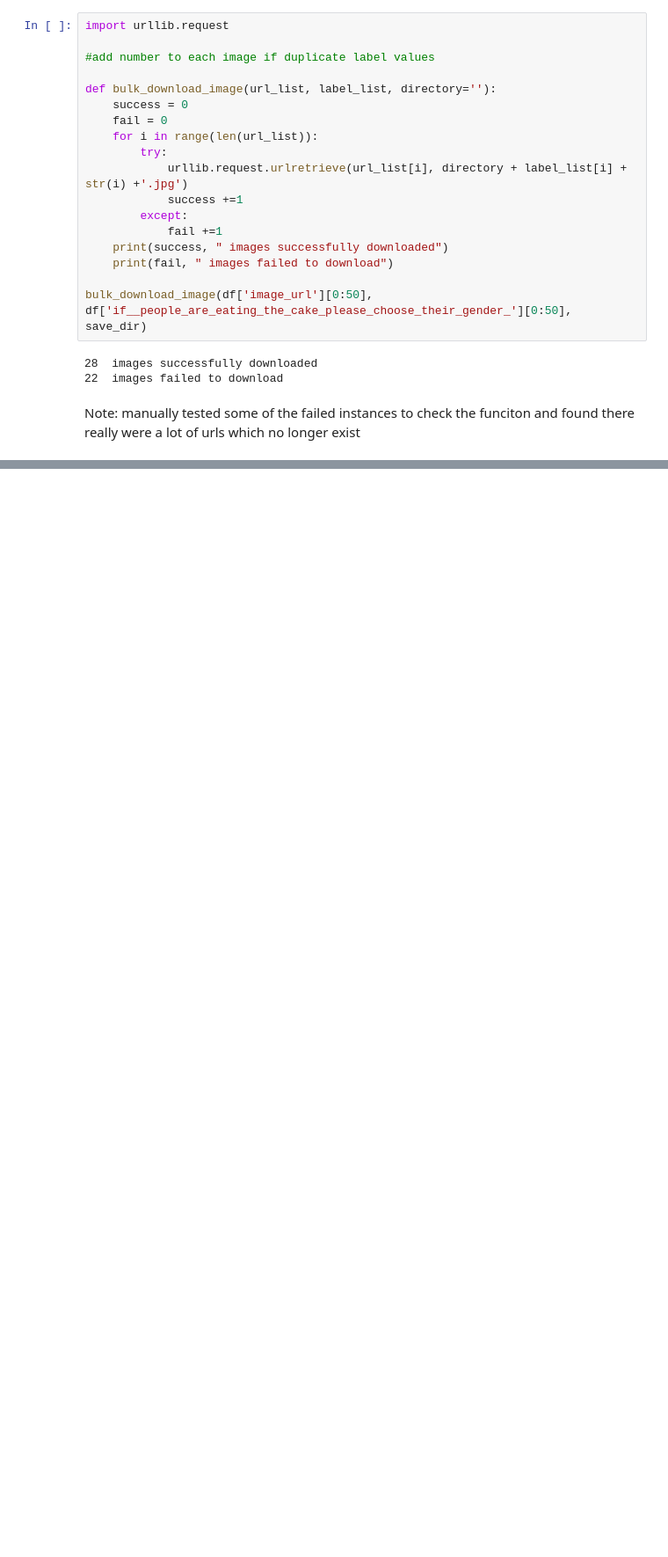
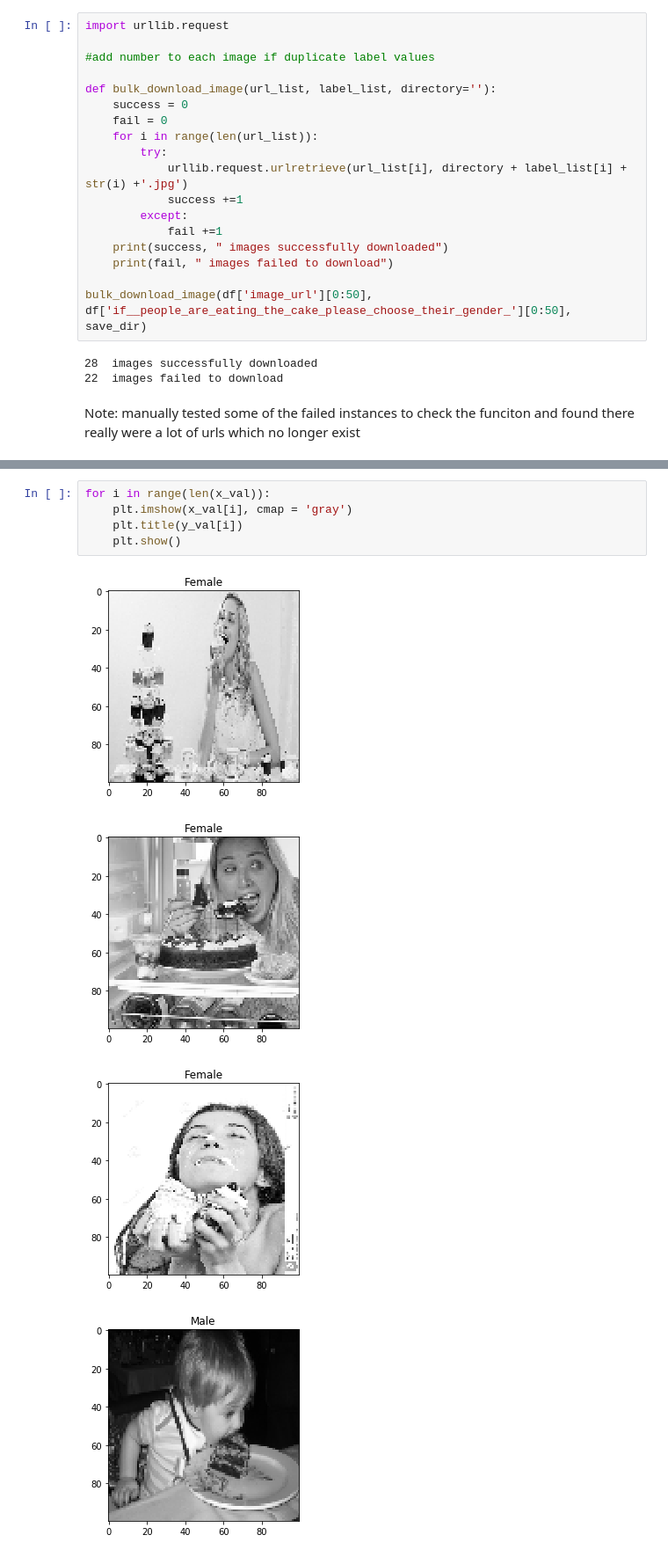
Before and after one commit to benjones781/Artificial-Neural-Networks, a Jupyter notebook: download_url_images.ipynb, the cells around one changed output, grey strips where cells are left out. Shown at 88% size. Cells and saved outputs as stored; diff of their text form; blank space fills up the shorter version.

```diff
--- a/download_url_images.ipynb
+++ b/download_url_images.ipynb
@@ -76,0 +243,10 @@ Note: manually tested some of the failed instances to check the funciton and fou
+# %%
+for i in range(len(x_val)):
+    plt.imshow(x_val[i], cmap = 'gray')
+    plt.title(y_val[i])
+    plt.show()
+# %% [output]
+[figure, added]
+[figure, added]
+[figure, added]
+[figure, added]
```
Also changed, not shown: parts of 15 cells of this notebook.
